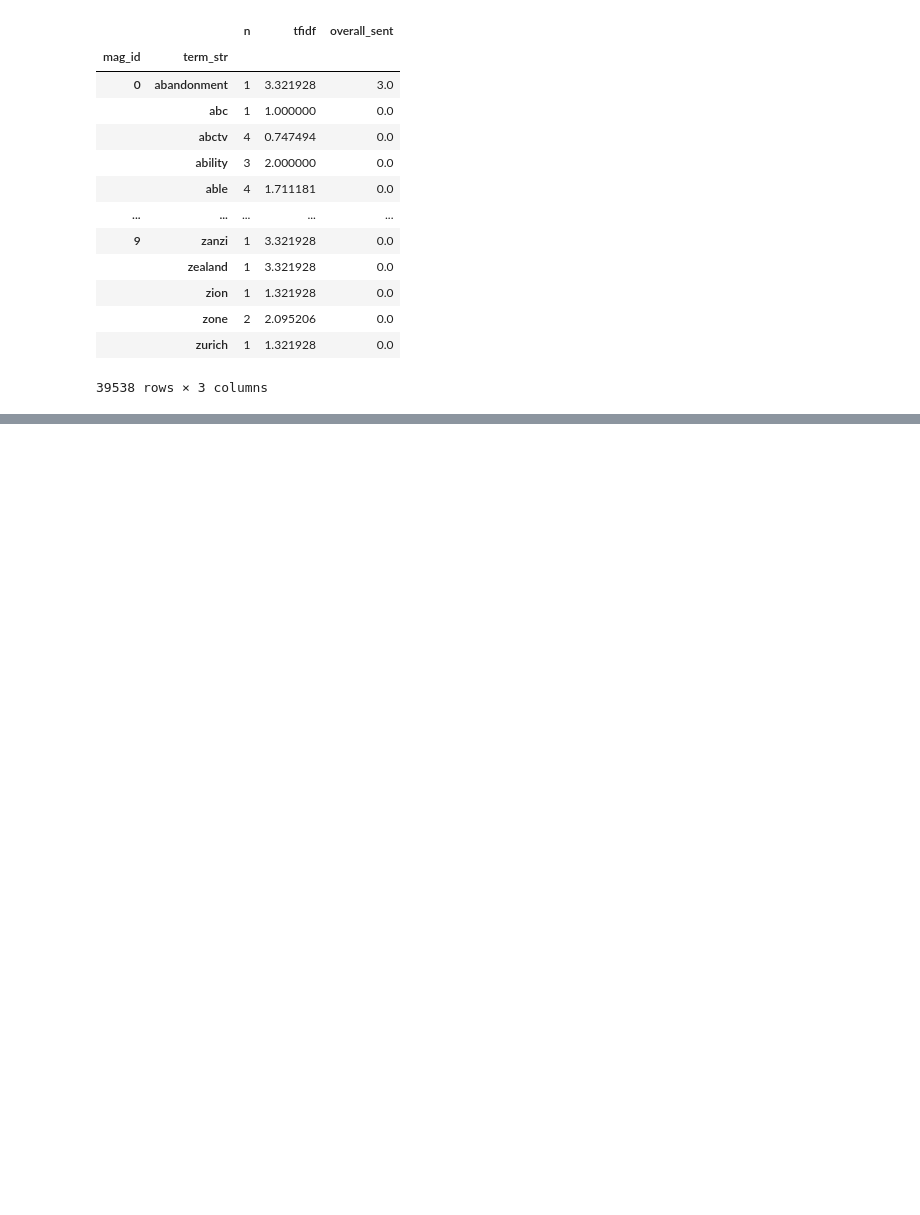
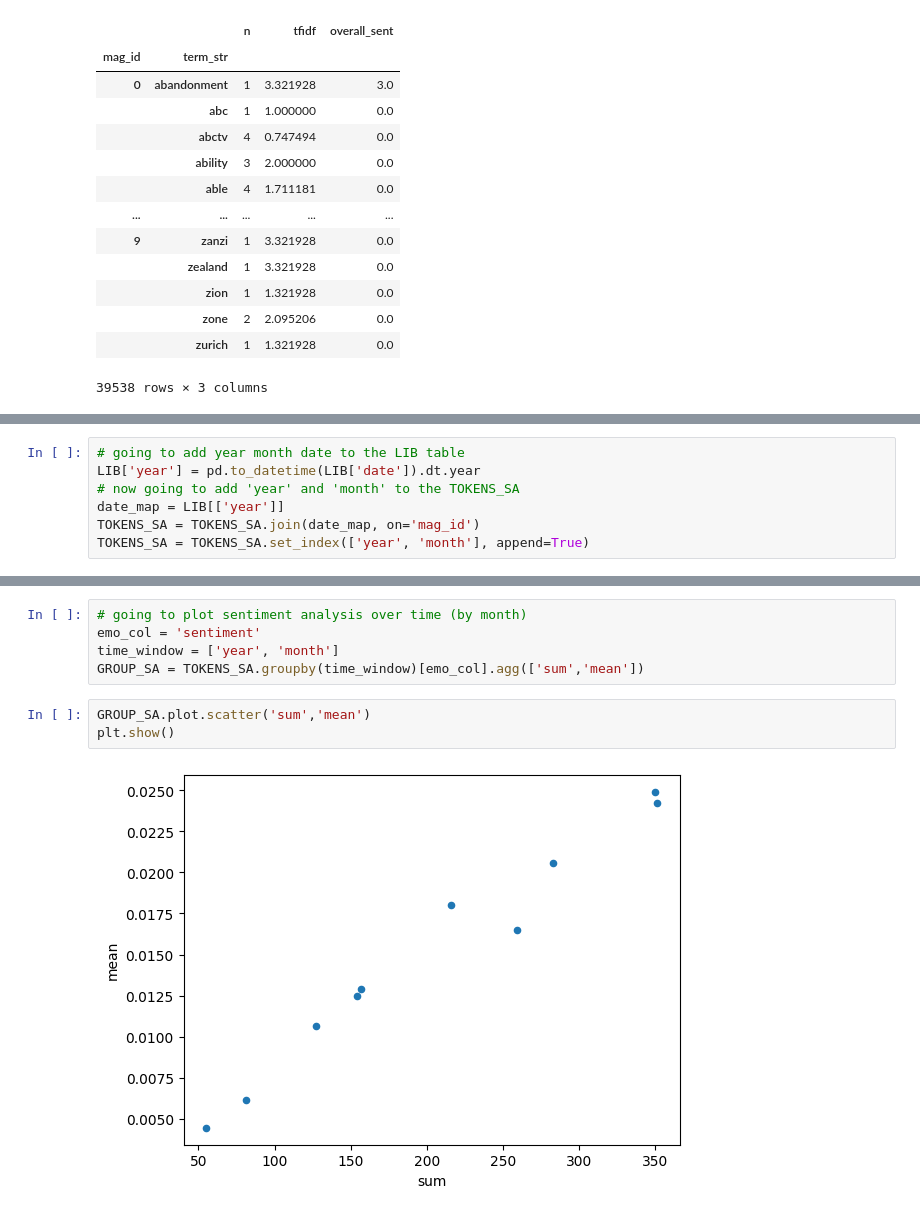
Before and after one commit to aniyahlater/ds5001_final_project, a Jupyter notebook: sentiment_analysis.ipynb, the cells around one changed output, grey strips where cells are left out. Cells and saved outputs as stored; diff of their text form; blank space fills up the shorter version.

Commit message:
finished sentiment analysis

```diff
--- a/sentiment_analysis.ipynb
+++ b/sentiment_analysis.ipynb
@@ -247,0 +269,7 @@ sent_per_doc
+# %%
+# going to add year month date to the LIB table
+LIB['year'] = pd.to_datetime(LIB['date']).dt.year
+# now going to add 'year' and 'month' to the TOKENS_SA
+date_map = LIB[['year']]
+TOKENS_SA = TOKENS_SA.join(date_map, on='mag_id')
+TOKENS_SA = TOKENS_SA.set_index(['year', 'month'], append=True)
@@ -247,0 +293,10 @@ sent_per_doc
+# %%
+# going to plot sentiment analysis over time (by month)
+emo_col = 'sentiment'
+time_window = ['year', 'month']
+GROUP_SA = TOKENS_SA.groupby(time_window)[emo_col].agg(['sum','mean'])
+# %%
+GROUP_SA.plot.scatter('sum','mean')
+plt.show()
+# %% [output]
+[figure, added]
```
Also changed, not shown: parts of 8 cells of this notebook, 2 other files.
